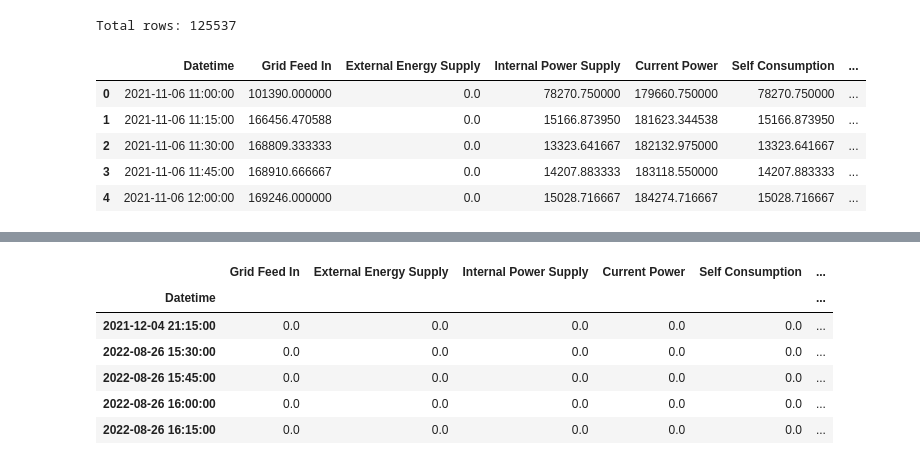
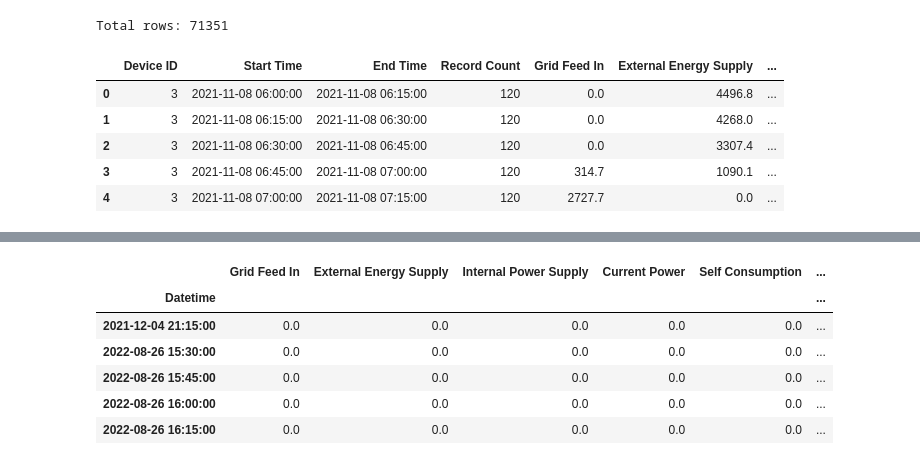
Before and after one commit to wsarachai/CM-SolarTS, a Jupyter notebook: src/pv-mju-data.ipynb, the cells around one changed output, grey strips where cells are left out. Drawn from its saved outputs; the diff is of its cells as text; code cells hidden in the pictures.

```diff
--- a/src/pv-mju-data.ipynb
+++ b/src/pv-mju-data.ipynb
@@ -13,13 +13,16 @@ import seaborn as sns
 import tensorflow as tf
 
 from scipy.signal import find_peaks
+# %%
+def is_gzip_file(filepath):
+    with open(filepath, 'rb') as f:
+        return f.read(2) == b'\x1f\x8b'
 # %%
 mpl.rcParams['figure.figsize'] = (10, 6)
 mpl.rcParams['axes.grid'] = False
 all_cols = ['Grid Feed In', 'External Energy Supply', 'Internal Power Supply', 'Current Power', 'Self Consumption', 'Ambient Temperature', 'Module Temperature', 'Total Irradiation']
 # %%
 csv_path = tf.keras.utils.get_file(
-    origin='https://itsci.mju.ac.th/downloads/watcharin/datasets/pv/export_device_2_basic_aggregated_15minutes.csv.gz',
-    fname='export_device_1_basic_aggregated_15minutes.csv.gz')
+    origin='https://itsci.mju.ac.th/downloads/watcharin/datasets/pv/export_device_3_basic_aggregated_15minutes.csv')
 csv_path
 # %% [output]
@@ -27,16 +32,20 @@ csv_path
 # %%
-# Read the data directly into a pandas DataFrame
-df = pd.read_csv(csv_path, compression='gzip')
+if is_gzip_file(csv_path):
+  # Read the data directly into a pandas DataFrame
+  df = pd.read_csv(csv_path, compression='gzip')
+else:
+  # Read the data without compression
+  df = pd.read_csv(csv_path)
 
 row_count = df.shape[0]
 print(f"Total rows: {row_count}")
 df.head(5)
 # %% [output]
-Total rows: 125537
+Total rows: 71351
-|  | Datetime | Grid Feed In | External Energy Supply | Internal Power Supply | Current Power | Self Consumption | ... |
-| 0 | 2021-11-06 11:00:00 | 101390.000000 | 0.0 | 78270.750000 | 179660.750000 | 78270.750000 | ... |
-| 1 | 2021-11-06 11:15:00 | 166456.470588 | 0.0 | 15166.873950 | 181623.344538 | 15166.873950 | ... |
-| 2 | 2021-11-06 11:30:00 | 168809.333333 | 0.0 | 13323.641667 | 182132.975000 | 13323.641667 | ... |
-| 3 | 2021-11-06 11:45:00 | 168910.666667 | 0.0 | 14207.883333 | 183118.550000 | 14207.883333 | ... |
-| 4 | 2021-11-06 12:00:00 | 169246.000000 | 0.0 | 15028.716667 | 184274.716667 | 15028.716667 | ... |
+|  | Device ID | Start Time | End Time | Record Count | Grid Feed In | External Energy Supply | ... |
+| 0 | 3 | 2021-11-08 06:00:00 | 2021-11-08 06:15:00 | 120 | 0.0 | 4496.8 | ... |
+| 1 | 3 | 2021-11-08 06:15:00 | 2021-11-08 06:30:00 | 120 | 0.0 | 4268.0 | ... |
+| 2 | 3 | 2021-11-08 06:30:00 | 2021-11-08 06:45:00 | 120 | 0.0 | 3307.4 | ... |
+| 3 | 3 | 2021-11-08 06:45:00 | 2021-11-08 07:00:00 | 120 | 314.7 | 1090.1 | ... |
+| 4 | 3 | 2021-11-08 07:00:00 | 2021-11-08 07:15:00 | 120 | 2727.7 | 0.0 | ... |
 # %%
```
Also changed, not shown: parts of 3 cells of this notebook, 3 other files.
